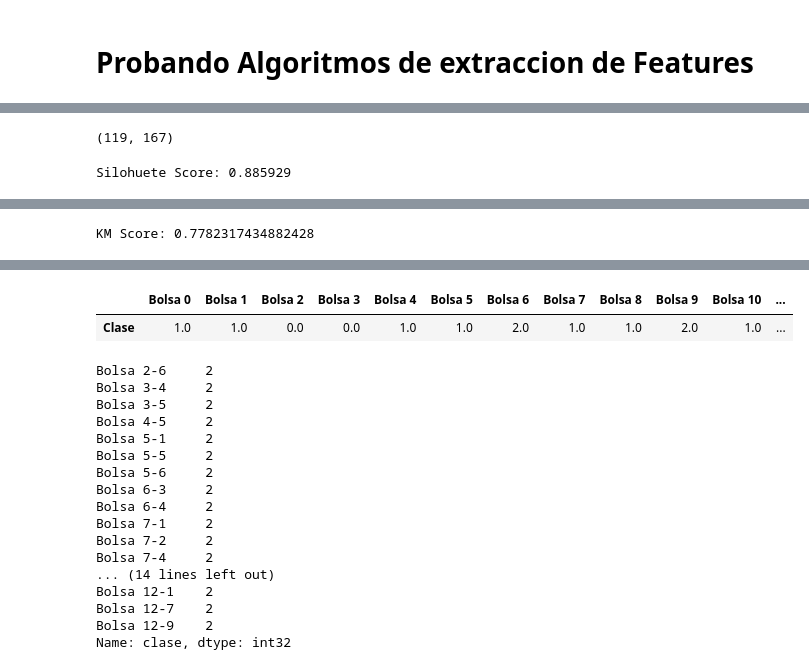
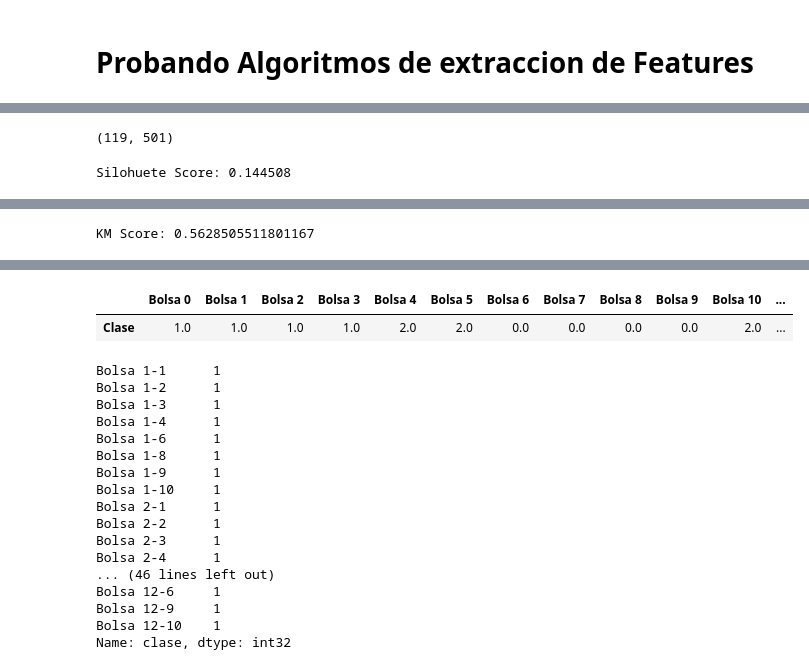
Before and after one commit to samuel1a0/prb_clustering, a Jupyter notebook: New Clusters.ipynb, the cells around one changed output, grey strips where cells are left out. Drawn from its saved outputs; the diff is of its cells as text; code cells hidden in the pictures.

Commit message:
separacion plausible, pero con bajo score

```diff
--- a/New Clusters.ipynb
+++ b/New Clusters.ipynb
@@ -51,6 +52,7 @@ def plot_cls(name, data, labels, alpha=.5, centers=[]):
     plt.show()
 
 def clases_bolsa(data):
+    data.index = new_index
     bolsas = [[] for _ in range(12)]
     for i, j in itertools.product(range(12), range(10)):
         ind = "Bolsa {0}-{1}".format(i+1, j+1)
@@ -63,7 +65,7 @@ def clases_bolsa(data):
     nombre_bolsas = []
     for i, b in enumerate(bolsas):
         nombre_bolsas.append("Bolsa %d"%i)
-        resultados_por_bolsa.loc[i] = [mode(b)[0][0]]
+        resultados_por_bolsa.loc[i] = [st.mode(b)[0][0]]
     resultados_por_bolsa.index = nombre_bolsas
 #     resultados_por_bolsa.to_csv("Resultados_x_bolsa.csv", sep="\t")
     display(resultados_por_bolsa.T)
@@ -151,14 +155,21 @@ for i in range(15):
         if n_file not in files:
             continue
         df = pd.read_csv("SojaData/{0}".format(n_file), header=2, index_col=0, skip_blank_lines=True, dtype=np.float64)
-        pca_file = PCA(n_components=3).fit_transform(df)
+#         pca = MDS(n_components=1, n_jobs=4, random_state=1, eps=1e-8)
+#         pca = RandomizedPCA(n_components=1, random_state=20)
+#         pca = KernelPCA(n_components=1, kernel="linear")
+        pca = IncrementalPCA(n_components=1, batch_size=3)
+#         pca = SparsePCA(n_components=1, random_state=10)
+#         pca = FactorAnalysis(n_components=1, random_state=10)
+#         pca = PCA(n_components=1)                                                #Best for now
+        pca_file = pca.fit_transform(df)
         pca_file = np.array(pca_file)
+#         pca_file = np.array(df)
 
-        n_cols = pca_file.shape[0] * pca_file.shape[1]
-        pca_file = pca_file.reshape(1, n_cols)
+        pca_file = pca_file.reshape(1, -1)
         pca_temp = np.append(pca_temp, pca_file)
-        pca_bolsas = np.append(pca_bolsas,pca_file)
-    pca_bolsas_unidas = pca_bolsas_unidas.append(pd.DataFrame(pca_temp).T, ignore_index=True)
+        pca_bolsas = np.append(pca_bolsas, pca_file)
+        pca_bolsas_unidas = pca_bolsas_unidas.append(pd.DataFrame(pca_temp).T, ignore_index=True)
 
 pca_bolsas_unidas.dropna(axis=0, how="all", inplace=True)
 pca_bolsas_unidas.fillna(value=0,axis=0, inplace=True)
@@ -218,13 +254,14 @@ for i in range(12):
         df_temp = pd.concat([df_temp, n_df], ignore_index=True)
 
 #         pca_file = RandomizedPCA(n_components=3, random_state=1).fit_transform(df)
-#         pca = random_projection.GaussianRandomProjection(n_components=3)
-#         pca = KernelPCA(n_components=3, kernel="sigmoid") # "linear" | "poly" | "rbf" | "sigmoid" | "cosine" | "precomputed"
+        pca = random_projection.GaussianRandomProjection(n_components=1)
+#         pca = KernelPCA(n_components=1, kernel="linear") # "linear" | "poly" | "rbf" | "sigmoid" | "cosine" | "precomputed"
 #         pca = PCA(n_components=3)
 
 #         vt = VarianceThreshold(.8 * (1 - .8))
 #         n_df = vt.fit_transform(df)
-        pca = MDS(n_components=3, n_jobs=4, random_state=10, eps=1e-8)
+#         pca = MDS(n_components=3, n_jobs=4, random_state=10, eps=1e-8)
+#         pca = FactorAnalysis(n_components=1, random_state=10)
         pca_file = pca.fit_transform(df)
         pca_file = np.array(pca_file)
 
@@ -255,59 +292,61 @@ vt = VarianceThreshold(.8 * (1 - .8))
 n_pca_totales = vt.fit_transform(pca_totales)
 n_pca_totales.shape
 # %% [output]
-(119, 167)
+(119, 501)
 # %%
-pca_n = MDS(n_components=3, n_jobs=4, random_state=20, eps=1e-9)
+# pca_n = MDS(n_components=5, n_jobs=4, random_state=20, eps=1e-9)
+pca_n = PCA(n_components=5)
 d_plots = pd.DataFrame(pca_n.fit_transform(n_pca_totales))
+# d_plots = pd.DataFrame(pca_n.fit_transform(pca_totales))
 
 # print("Variacion: {}".format(np.sum(pca.explained_variance_ratio_)))
 
 km_ = KMeans(n_clusters=3)
 km_.fit(d_plots)
 
 hdb_ = hdbscan.HDBSCAN(min_cluster_size=10)
 
 hdb_cls = hdb_.fit_predict(d_plots)
 hdb_ss = silhouette_score(d_plots, hdb_cls)
 print("Silohuete Score: %f"%hdb_ss)
 hdb_ssv = silhouette_samples(d_plots, hdb_cls)
 d_plots["clase"] = hdb_cls
 plot_cls("HDBSCAN", d_plots, hdb_cls)
 
 
 km_cls = km_.predict(d_plots.iloc[:,:-1])
 km_score = silhouette_score(d_plots, km_cls)
 print("KM Score: {}".format(km_score))
 d_plots["clase"] = km_cls
 d_plots.index = new_index
 plot_cls("KMeans-2", d_plots, km_cls, centers=km_.cluster_centers_)
 clases_bolsa(d_plots)
 # %% [output]
-Silohuete Score: 0.885929
+Silohuete Score: 0.144508
 [interactive output not drawn]
 [interactive output not drawn]
-KM Score: 0.7782317434882428
+KM Score: 0.5628505511801167
 [interactive output not drawn]
 [interactive output not drawn]
 |  | Bolsa 0 | Bolsa 1 | Bolsa 2 | Bolsa 3 | Bolsa 4 | Bolsa 5 | Bolsa 6 | Bolsa 7 | Bolsa 8 | Bolsa 9 | Bolsa 10 | ... |
-| Clase | 1.0 | 1.0 | 0.0 | 0.0 | 1.0 | 1.0 | 2.0 | 1.0 | 1.0 | 2.0 | 1.0 | ... |
+| Clase | 1.0 | 1.0 | 1.0 | 1.0 | 2.0 | 2.0 | 0.0 | 0.0 | 0.0 | 0.0 | 2.0 | ... |
 # %%
-d_plots.query("clase == 2")["clase"].T
+d_plots.query("clase == 1")["clase"]
 # %% [output]
-Bolsa 2-6     2
-Bolsa 3-4     2
-Bolsa 3-5     2
-Bolsa 4-5     2
-Bolsa 5-1     2
-Bolsa 5-5     2
-Bolsa 5-6     2
-Bolsa 6-3     2
-Bolsa 6-4     2
-Bolsa 7-1     2
-Bolsa 7-2     2
-Bolsa 7-4     2
-... (14 lines left out)
-Bolsa 12-1    2
-Bolsa 12-7    2
-Bolsa 12-9    2
+Bolsa 1-1      1
+Bolsa 1-2      1
+Bolsa 1-3      1
+Bolsa 1-4      1
+Bolsa 1-6      1
+Bolsa 1-8      1
+Bolsa 1-9      1
+Bolsa 1-10     1
+Bolsa 2-1      1
+Bolsa 2-2      1
+Bolsa 2-3      1
+Bolsa 2-4      1
+... (46 lines left out)
+Bolsa 12-6     1
+Bolsa 12-9     1
+Bolsa 12-10    1
 Name: clase, dtype: int32
```
Also changed, not shown: parts of 7 cells of this notebook.
